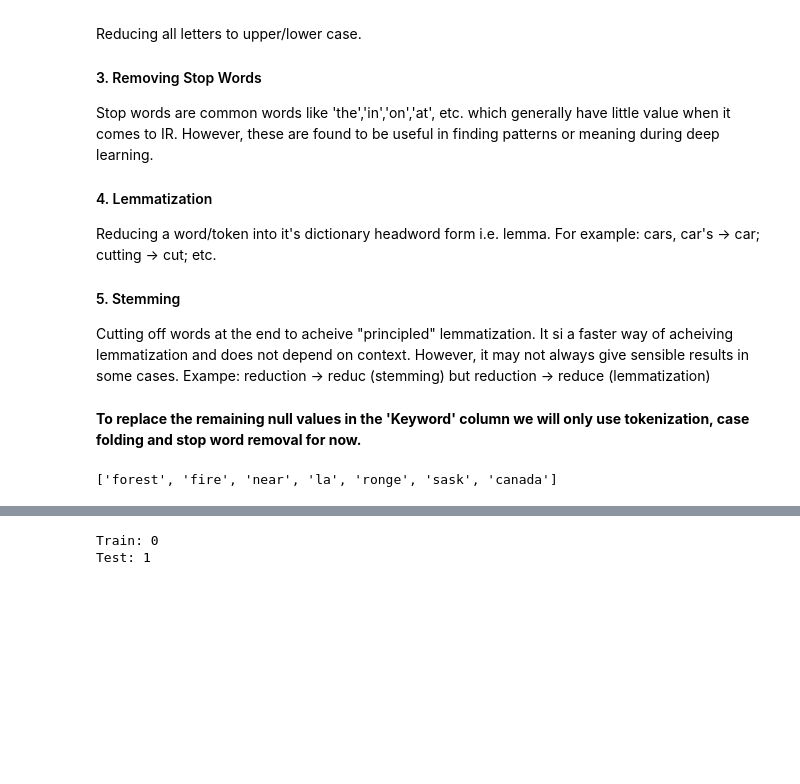
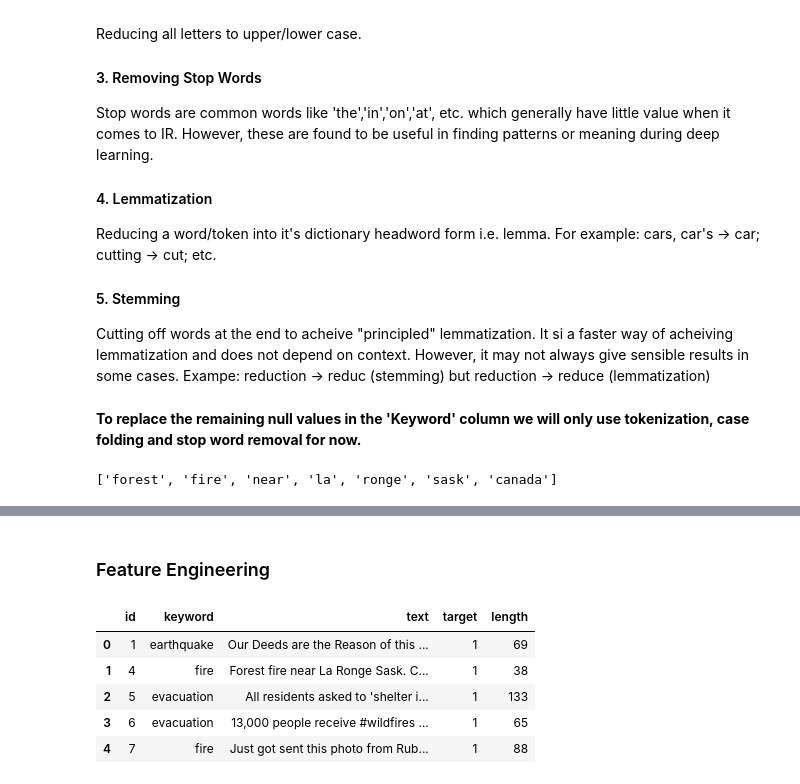
Before and after one commit to Shiska07/Information-Retreval-and-Natural-Language-Processing, a Jupyter notebook: Data-preprocessing-for-NLP-using-normalization.ipynb, the cells around one changed output, grey strips where cells are left out. Drawn from its saved outputs; the diff is of its cells as text; code cells hidden in the pictures; blank space fills up the shorter version.

```diff
--- a/Data-preprocessing-for-NLP-using-normalization.ipynb
+++ b/Data-preprocessing-for-NLP-using-normalization.ipynb
@@ -303,7 +293,14 @@ df_test['keyword'] = df_test[['keyword', 'text']].apply(impute_remaining, axis =
-# %%
-# let's check one last time
-print("Train:", df_train['keyword'].isnull().sum())
-print("Test:", df_test['keyword'].isnull().sum())
-# %% [output]
-Train: 0
-Test: 1
+# %% [markdown]
+### Feature Engineering
+# %%
+# Add length of the tweet as new attribute
+
+df_train['length'] = df_train['text'].apply(lambda x: len(x))
+df_train.head()
+# %% [output]
+|  | id | keyword | text | target | length |
+| 0 | 1 | earthquake | Our Deeds are the Reason of this ... | 1 | 69 |
+| 1 | 4 | fire | Forest fire near La Ronge Sask. C... | 1 | 38 |
+| 2 | 5 | evacuation | All residents asked to 'shelter i... | 1 | 133 |
+| 3 | 6 | evacuation | 13,000 people receive #wildfires ... | 1 | 65 |
+| 4 | 7 | fire | Just got sent this photo from Rub... | 1 | 88 |
```
Also changed, not shown: parts of 9 cells of this notebook.
